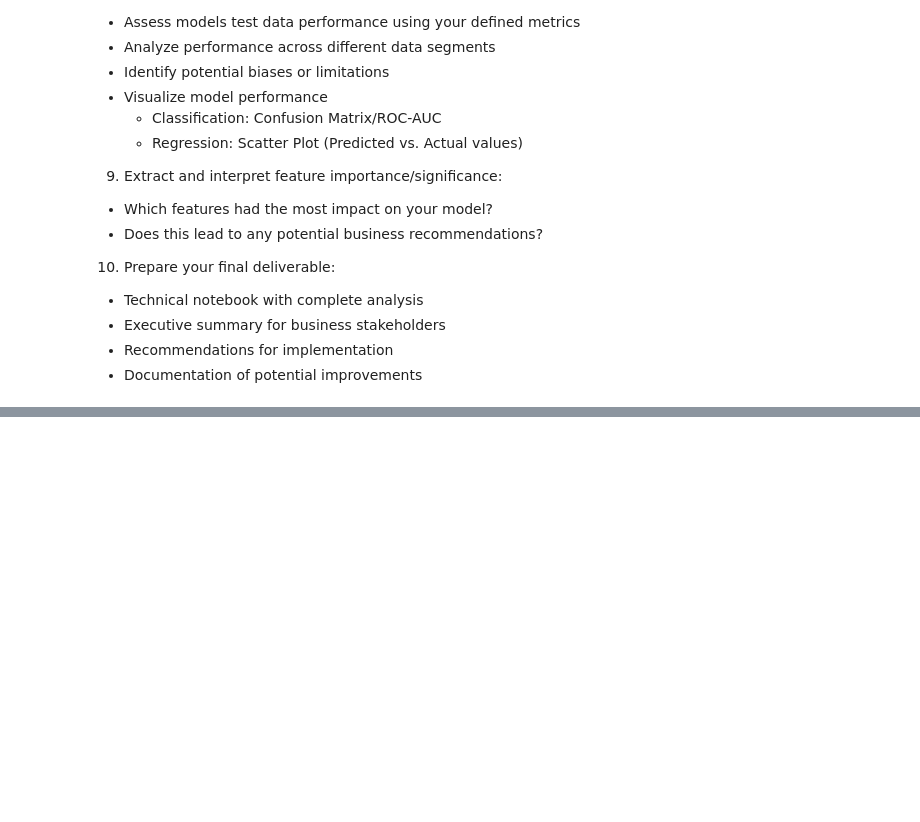
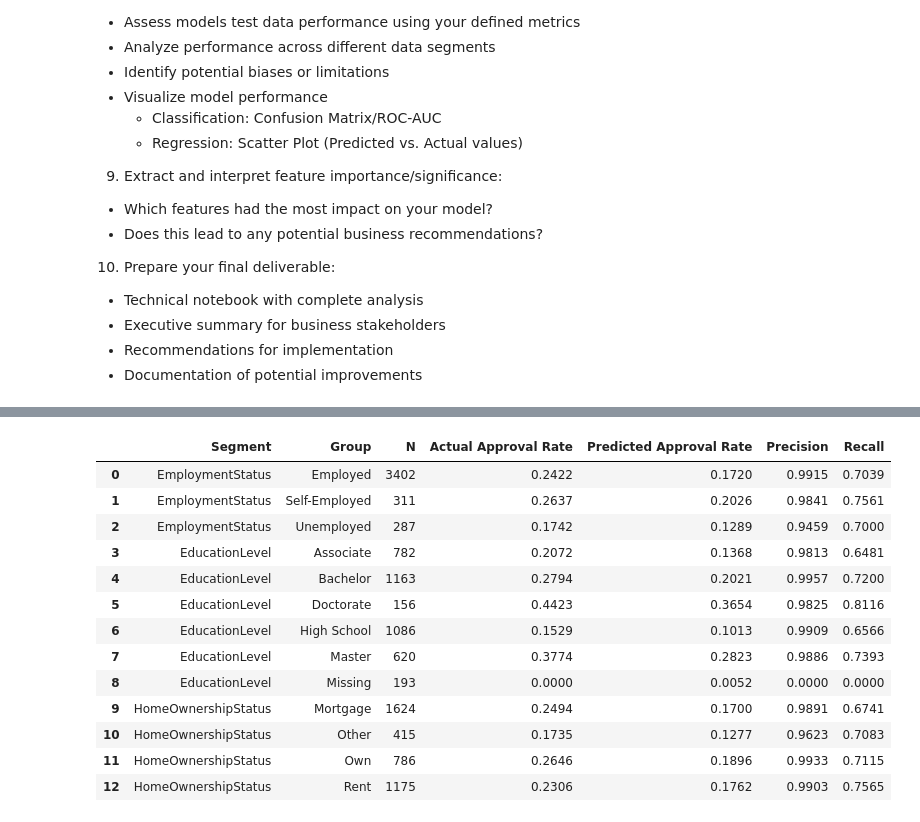
Before and after one commit to donjuel003/Loan-Approval-Model, a Jupyter notebook: financial_loan_risk.ipynb, the cells around one changed output, grey strips where cells are left out. Drawn from its saved outputs; the diff is of its cells as text; code cells hidden in the pictures; blank space fills up the shorter version.

```diff
--- a/financial_loan_risk.ipynb
+++ b/financial_loan_risk.ipynb
@@ -1007,0 +1149,43 @@ plt.show()
+# %%
+# Segment-level performance
+segment_columns = [
+    "EmploymentStatus",
+    "EducationLevel",
+    "HomeOwnershipStatus"
+]
+
+segment_results = []
+
+for col in segment_columns:
+    temp = X_test.copy()
+    temp["_actual"] = y_test.values
+    temp["_pred"] = test_pred
+
+    for group, part in temp.groupby(col, dropna=False):
+        segment_results.append({
+            "Segment": col,
+            "Group": "Missing" if pd.isna(group) else group,
+            "N": len(part),
+            "Actual Approval Rate": part["_actual"].mean(),
+            "Predicted Approval Rate": part["_pred"].mean(),
+            "Precision": precision_score(part["_actual"], part["_pred"], zero_division=0),
+            "Recall": recall_score(part["_actual"], part["_pred"], zero_division=0)
+        })
+
+segment_df = pd.DataFrame(segment_results)
+display(segment_df)
+# %% [output]
+|  | Segment | Group | N | Actual Approval Rate | Predicted Approval Rate | Precision | Recall |
+| 0 | EmploymentStatus | Employed | 3402 | 0.2422 | 0.1720 | 0.9915 | 0.7039 |
+| 1 | EmploymentStatus | Self-Employed | 311 | 0.2637 | 0.2026 | 0.9841 | 0.7561 |
+| 2 | EmploymentStatus | Unemployed | 287 | 0.1742 | 0.1289 | 0.9459 | 0.7000 |
+| 3 | EducationLevel | Associate | 782 | 0.2072 | 0.1368 | 0.9813 | 0.6481 |
+| 4 | EducationLevel | Bachelor | 1163 | 0.2794 | 0.2021 | 0.9957 | 0.7200 |
+| 5 | EducationLevel | Doctorate | 156 | 0.4423 | 0.3654 | 0.9825 | 0.8116 |
+| 6 | EducationLevel | High School | 1086 | 0.1529 | 0.1013 | 0.9909 | 0.6566 |
+| 7 | EducationLevel | Master | 620 | 0.3774 | 0.2823 | 0.9886 | 0.7393 |
+| 8 | EducationLevel | Missing | 193 | 0.0000 | 0.0052 | 0.0000 | 0.0000 |
+| 9 | HomeOwnershipStatus | Mortgage | 1624 | 0.2494 | 0.1700 | 0.9891 | 0.6741 |
+| 10 | HomeOwnershipStatus | Other | 415 | 0.1735 | 0.1277 | 0.9623 | 0.7083 |
+| 11 | HomeOwnershipStatus | Own | 786 | 0.2646 | 0.1896 | 0.9933 | 0.7115 |
+| 12 | HomeOwnershipStatus | Rent | 1175 | 0.2306 | 0.1762 | 0.9903 | 0.7565 |
```
Also changed, not shown: parts of 10 cells of this notebook.
